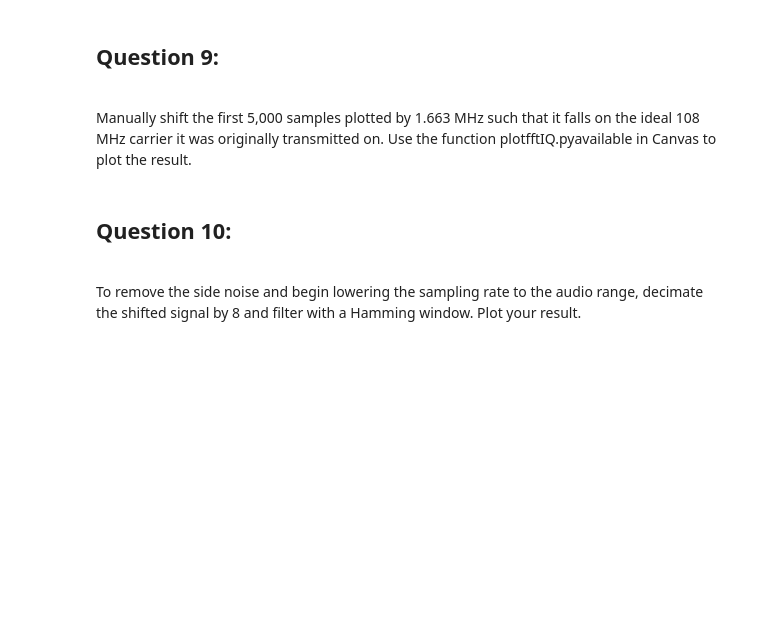
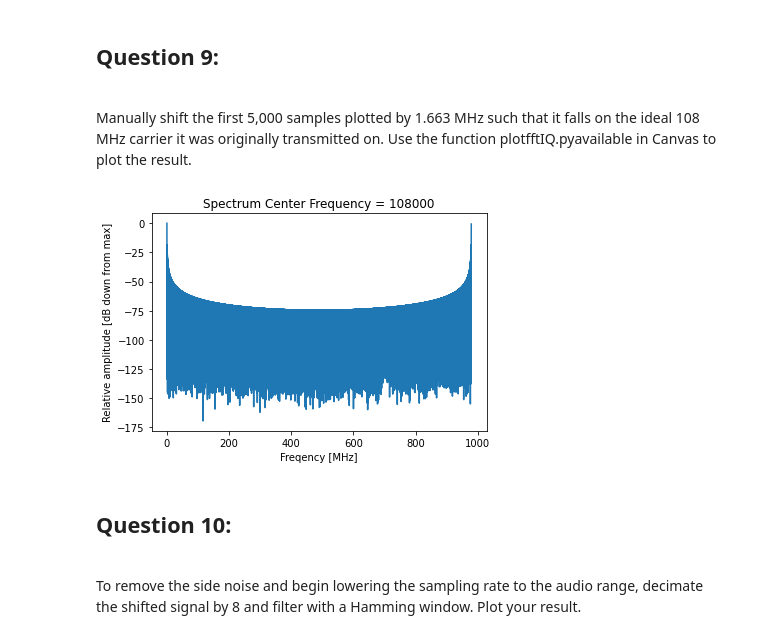
Before and after one commit to eewilliams-wpi/ECE3311_Team6, a Jupyter notebook: proj3_selina.ipynb, the cells around one changed output. Saved outputs shown, nothing was run; the diff lists cells and outputs as text; code cells hidden in the pictures; blank space fills up the shorter version.

```diff
--- a/proj3_selina.ipynb
+++ b/proj3_selina.ipynb
@@ -248,3 +280,36 @@ amwavesq = sig_am*sig_am
+# %%
+num_samples = 5000
+f0 = 108000
+sample_duration = 5
+fs = num_samples/sample_duration
+n0 = 1
+nf = 5000000
+
+# x*transpose
+plot_FFT_IQ (x, n0, nf, fs, f0)
+# plot_FFT_IQ(x,50000, 90000, 2000000, 91300000)
+
+# num_samples = 5000
+# sample_freq = 50000
+# sample_duration = num_samples/sample_freq
+# # print(sample_duration)
+
+# time = np.linspace(0, sample_duration, 5000)
+# # signal = np.cos(2*np.pi*1663000*time)
+
+# x1 = []
+
+# for i in range(5000):
+#     x1.append(x[i] + 1663)
+# print(len(x1))
+
+# plot_FFT_IQ(x1,50000, 108000, 2000000, 91300000)
+
+# plt.title("5000 samples")
+# plt.plot(signal)
+# plt.show()
+# %% [output]
+[figure, added]
 # %% [markdown]
 ## Question 10:
 <br>To remove the side noise and begin lowering the sampling rate to the audio range, decimate the shifted signal by 8 and filter with a Hamming window. Plot your result.
```
Also changed, not shown: parts of 11 cells of this notebook.
